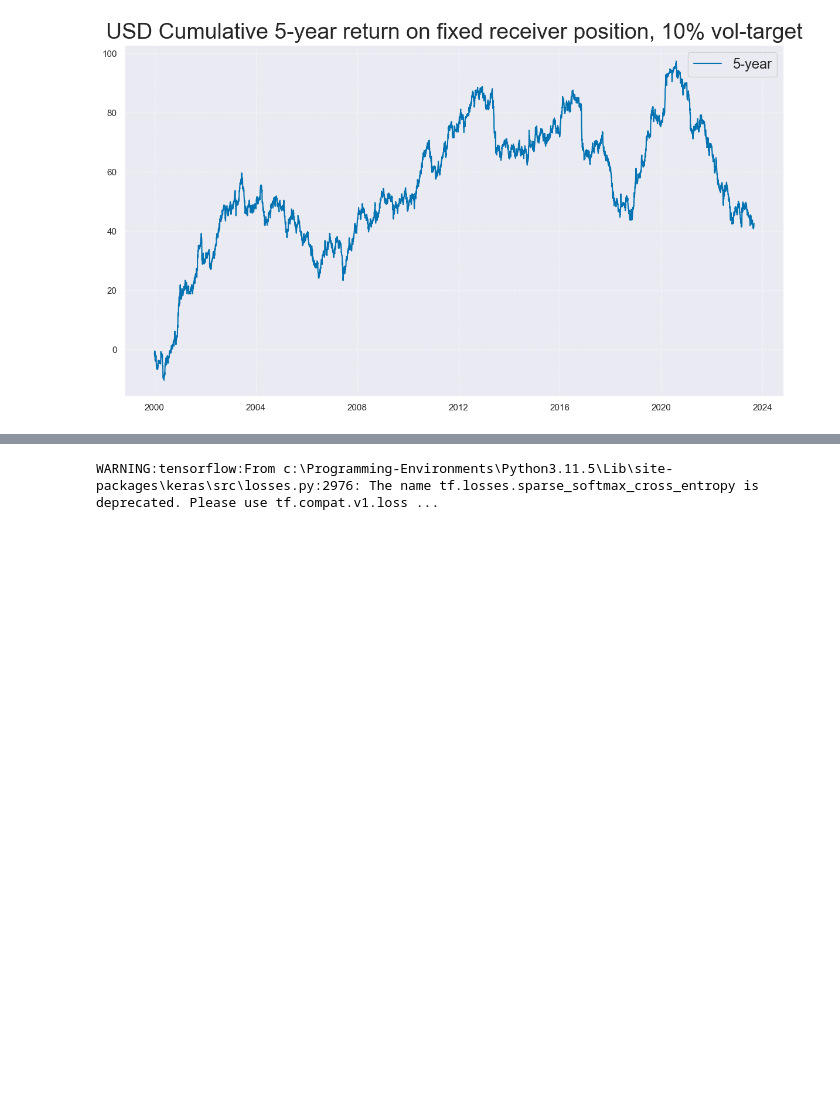
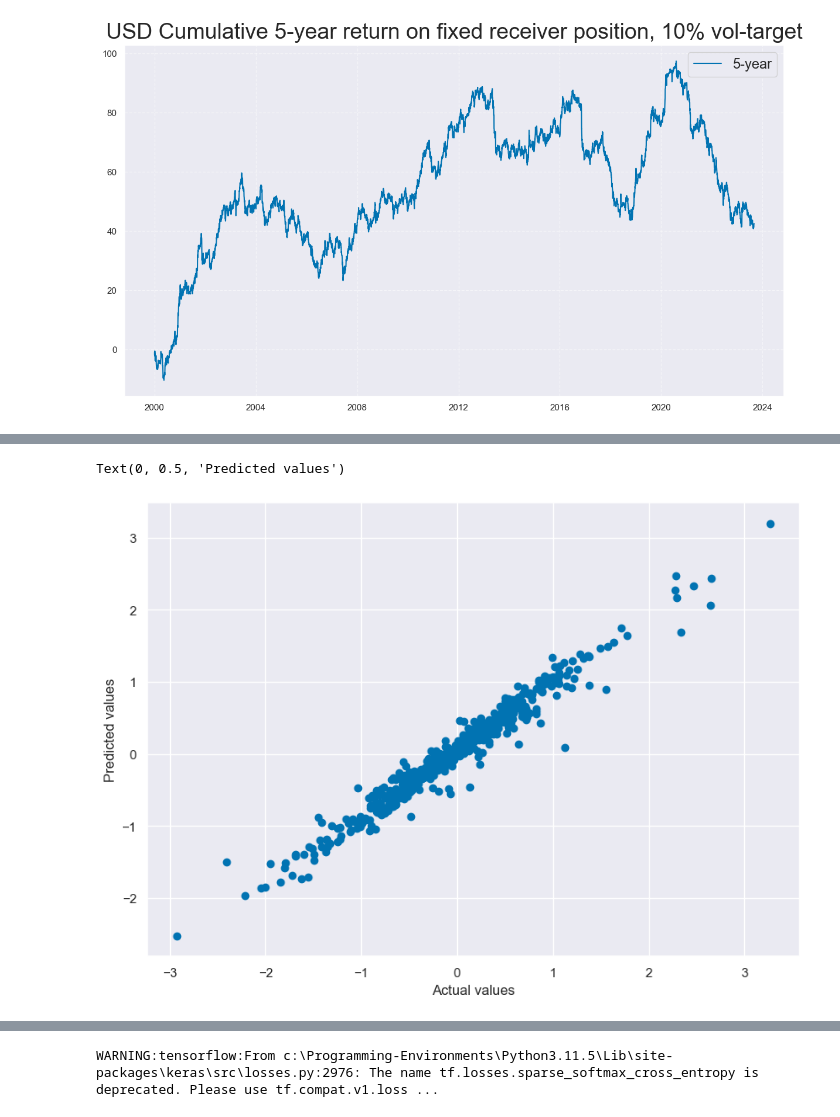
Before and after one commit to ddav118/COMS4995-Project, a Jupyter notebook: Final_Project.ipynb, the cells around one changed output, grey strips where cells are left out. Saved outputs shown, nothing was run; the diff lists cells and outputs as text; code cells hidden in the pictures; blank space fills up the shorter version.

```diff
--- a/Final_Project.ipynb
+++ b/Final_Project.ipynb
@@ -355,0 +337,8 @@ print(f"Ridge Average R_squared: {average_r2_ridge}")
+# %%
+plt.figure(figsize=(10, 7))
+plt.plot(y_test, y_pred_test_ols, "o")
+plt.xlabel("Actual values")
+plt.ylabel("Predicted values")
+# %% [output]
+Text(0, 0.5, 'Predicted values')
+[figure, added]
```
Also changed, not shown: parts of 42 cells of this notebook.
